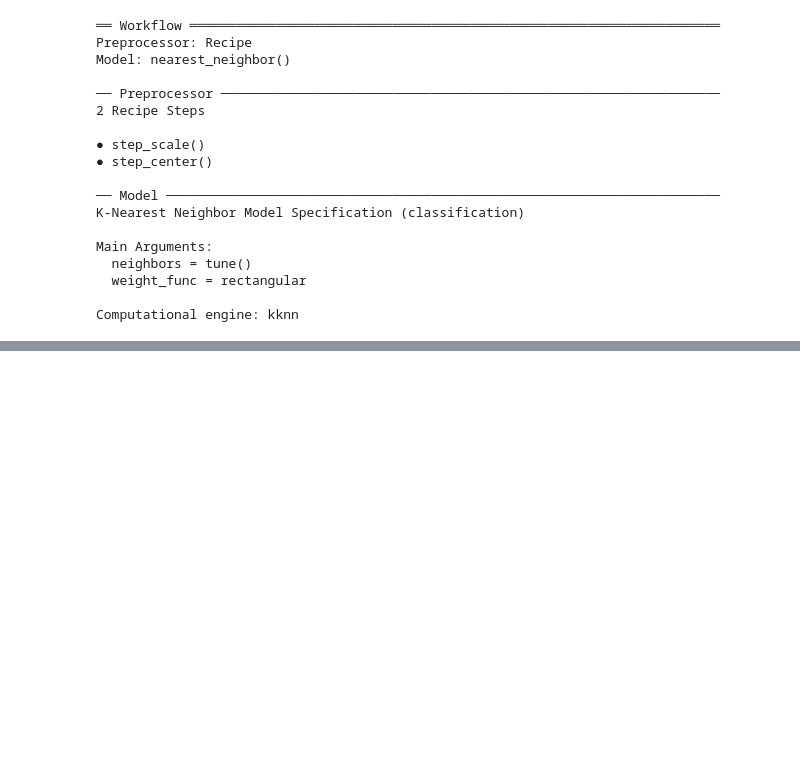
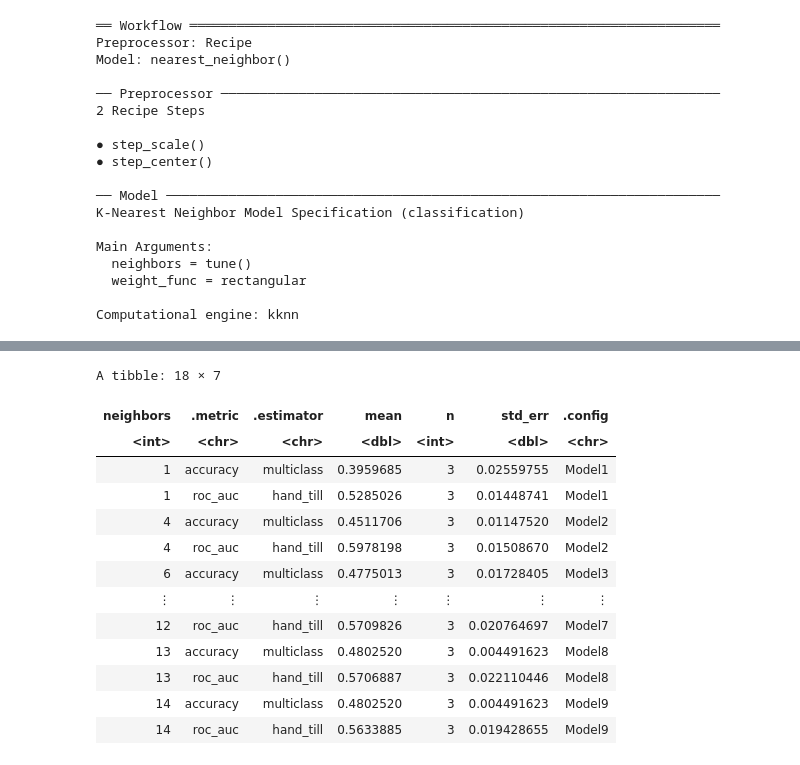
Before and after one commit to brianapavey/Group-Project, a Jupyter notebook: tennis_data_project.ipynb, the cells around one changed output, grey strips where cells are left out. Cells and saved outputs as stored; diff of their text form; code cells hidden in the pictures; blank space fills up the shorter version.

```diff
--- a/tennis_data_project.ipynb
+++ b/tennis_data_project.ipynb
@@ -288 +343,23 @@ A tibble: 124 × 6
+# %%
+knn_results <- workflow() %>%
+       add_recipe(tennis_recipe) %>%
+       add_model(knn_tune) %>%
+       tune_grid(resamples = tennis_vfold, grid = 10) %>%
+collect_metrics()
+knn_results
+# %% [output]
+A tibble: 18 × 7
+| neighbors | .metric | .estimator | mean | n | std_err | .config |
+| <int> | <chr> | <chr> | <dbl> | <int> | <dbl> | <chr> |
+| 1 | accuracy | multiclass | 0.3959685 | 3 | 0.02559755 | Model1 |
+| 1 | roc_auc | hand_till | 0.5285026 | 3 | 0.01448741 | Model1 |
+| 4 | accuracy | multiclass | 0.4511706 | 3 | 0.01147520 | Model2 |
+| 4 | roc_auc | hand_till | 0.5978198 | 3 | 0.01508670 | Model2 |
+| 6 | accuracy | multiclass | 0.4775013 | 3 | 0.01728405 | Model3 |
+| ⋮ | ⋮ | ⋮ | ⋮ | ⋮ | ⋮ | ⋮ |
+| 12 | roc_auc | hand_till | 0.5709826 | 3 | 0.020764697 | Model7 |
+| 13 | accuracy | multiclass | 0.4802520 | 3 | 0.004491623 | Model8 |
+| 13 | roc_auc | hand_till | 0.5706887 | 3 | 0.022110446 | Model8 |
+| 14 | accuracy | multiclass | 0.4802520 | 3 | 0.004491623 | Model9 |
+| 14 | roc_auc | hand_till | 0.5633885 | 3 | 0.019428655 | Model9 |
 # %%
```
Also changed, not shown: parts of 16 cells of this notebook.
